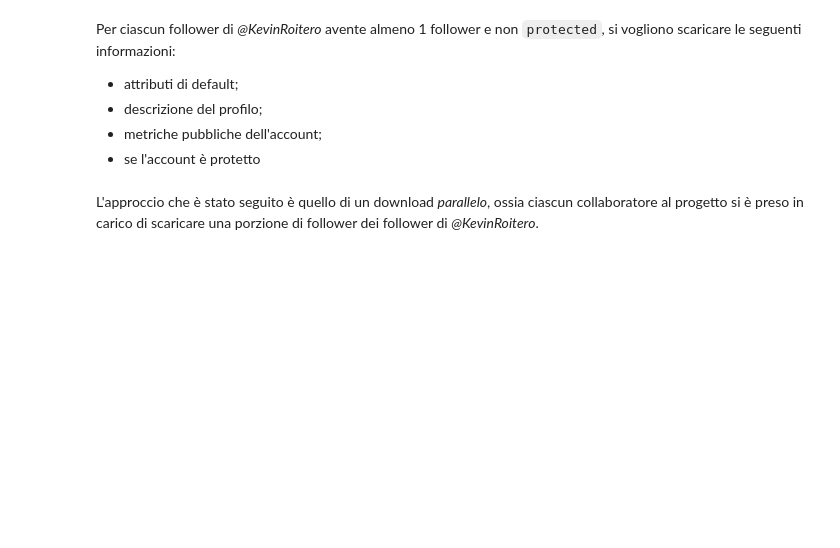
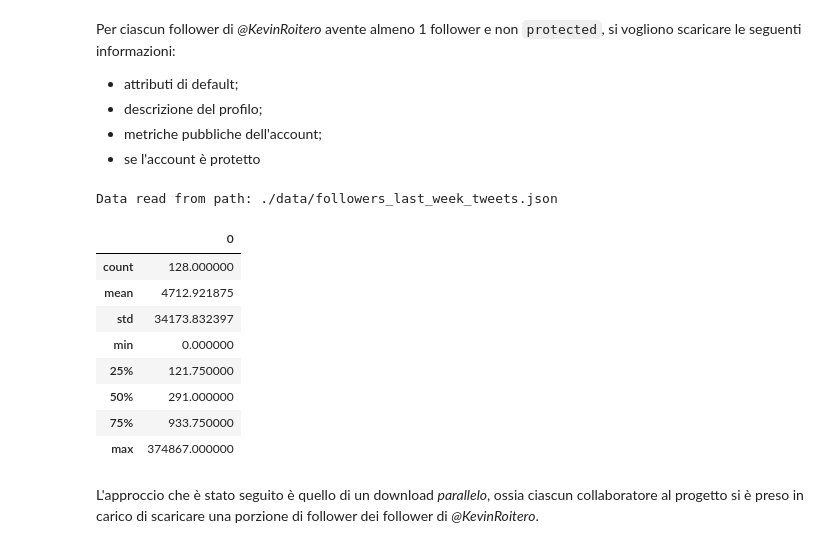
Before and after one commit to TheCancia22/Social-Computing-Project-1-2, a Jupyter notebook: progetto.ipynb, the cells around one changed output. Drawn from its saved outputs; the diff is of its cells as text; code cells hidden in the pictures; blank space fills up the shorter version.

```diff
--- a/progetto.ipynb
+++ b/progetto.ipynb
@@ -131,6 +131,28 @@ Per ciascun follower di *@KevinRoitero* avente almeno 1 follower e non `protecte
 * descrizione del profilo;
 * metriche pubbliche dell'account;
 * se l'account è protetto
+# %%
+# Si computano valori statistici indicativi sulla quantità dei follower dei follower di @KevinRoitero
+user = read_json(data_folder+"/followers_last_week_tweets.json")
+
+fof_quantities = []
+for follower in user["followers"]:
+    if (not follower["protected"]):
+        fof_quantities.append(follower["public_metrics"]["followers_count"])
+
+fof_df = pd.DataFrame(fof_quantities)
+fof_df.describe()
+# %% [output]
+Data read from path: ./data/followers_last_week_tweets.json
+|  | 0 |
+| count | 128.000000 |
+| mean | 4712.921875 |
+| std | 34173.832397 |
+| min | 0.000000 |
+| 25% | 121.750000 |
+| 50% | 291.000000 |
+| 75% | 933.750000 |
+| max | 374867.000000 |
 # %% [markdown]
 L'approccio che è stato seguito è quello di un download *parallelo*, ossia ciascun collaboratore al progetto si è preso in carico di scaricare una porzione di follower dei follower di *@KevinRoitero*.
 # %%
```
Also changed, not shown: parts of 14 cells of this notebook, 3 other files.
